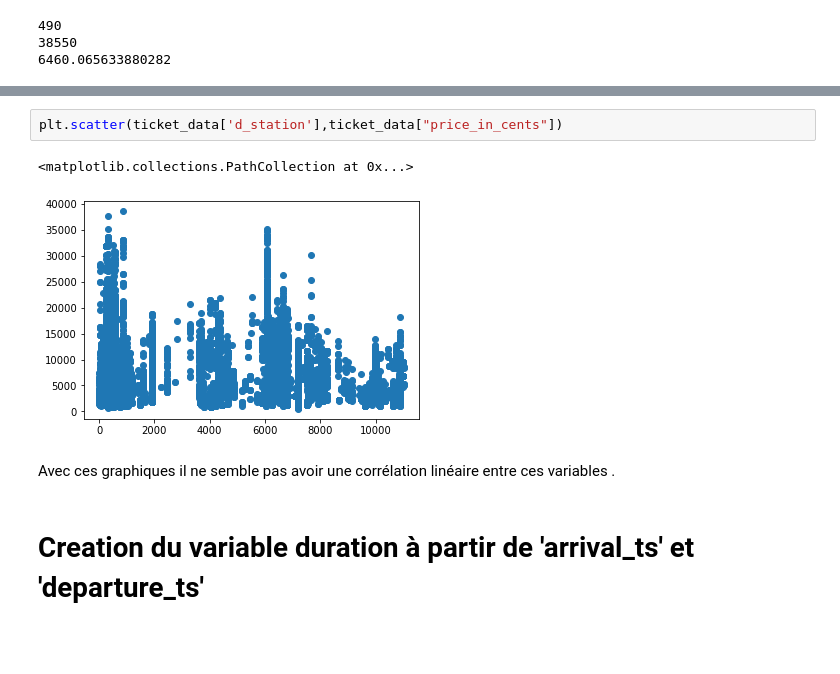
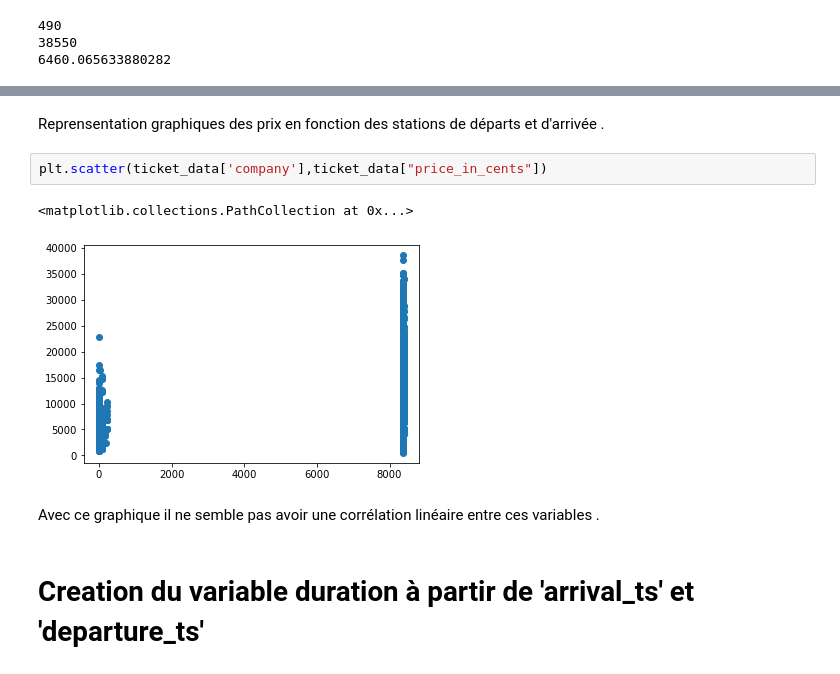
Before and after one commit to Alimatra/projet-ttictactrip-, a Jupyter notebook: Untitled.ipynb, the cells around one changed output, grey strips where cells are left out. Cells and saved outputs as stored; diff of their text form; blank space fills up the shorter version.

```diff
--- a/Untitled.ipynb
+++ b/Untitled.ipynb
@@ -377,10 +372,12 @@ plt.scatter(ticket_data['o_station'],ticket_data["price_in_cents"])
-# %%
-plt.scatter(ticket_data['d_station'],ticket_data["price_in_cents"])
-# %% [output]
-<matplotlib.collections.PathCollection at 0x...>
-[figure, removed]
-# %% [markdown]
-Avec ces graphiques il ne semble pas avoir une corrélation linéaire entre ces variables .
+# %% [markdown]
+Reprensentation graphiques des prix en fonction des stations de départs et d'arrivée .
+# %%
+plt.scatter(ticket_data['company'],ticket_data["price_in_cents"])
+# %% [output]
+<matplotlib.collections.PathCollection at 0x...>
+[figure, added]
+# %% [markdown]
+Avec ce graphique il ne semble pas avoir une corrélation linéaire entre ces variables .
 # %% [markdown]
 # Creation du variable **duration** à partir de 'arrival_ts' et 'departure_ts'
 # %%
```
Also changed, not shown: parts of 53 cells of this notebook, 1 other file.
